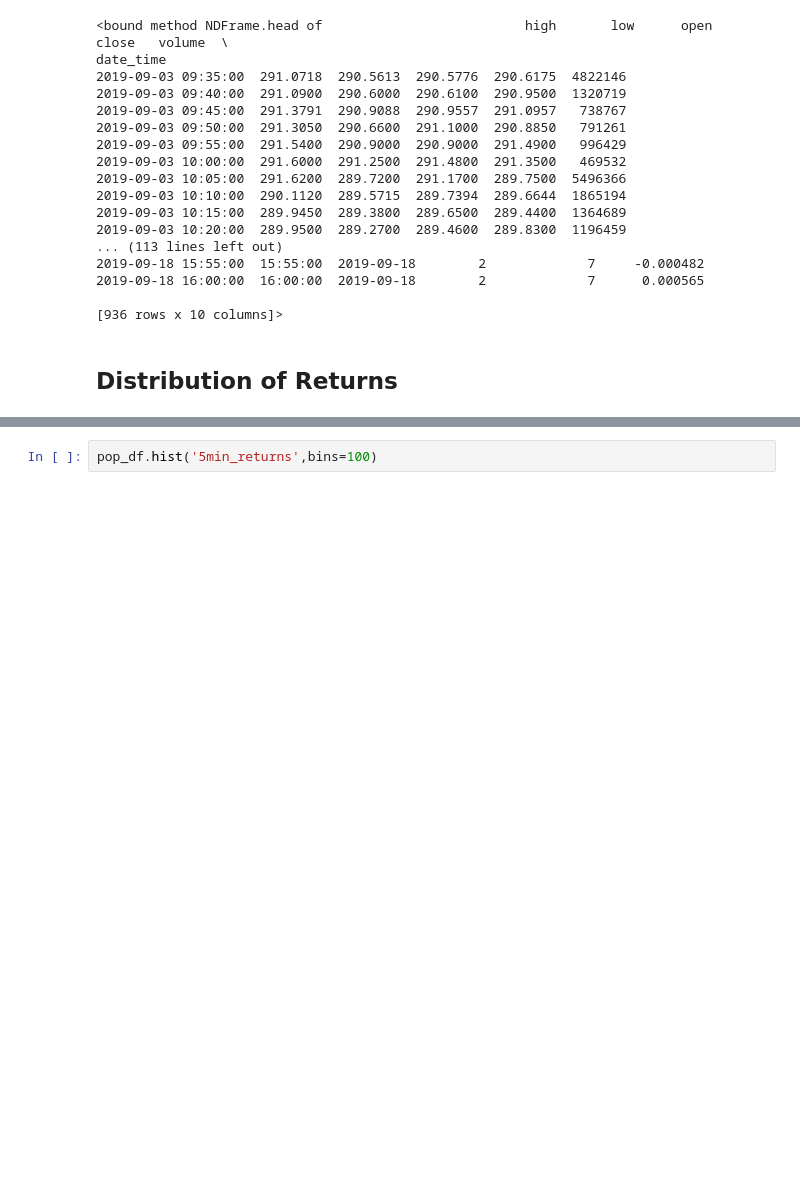
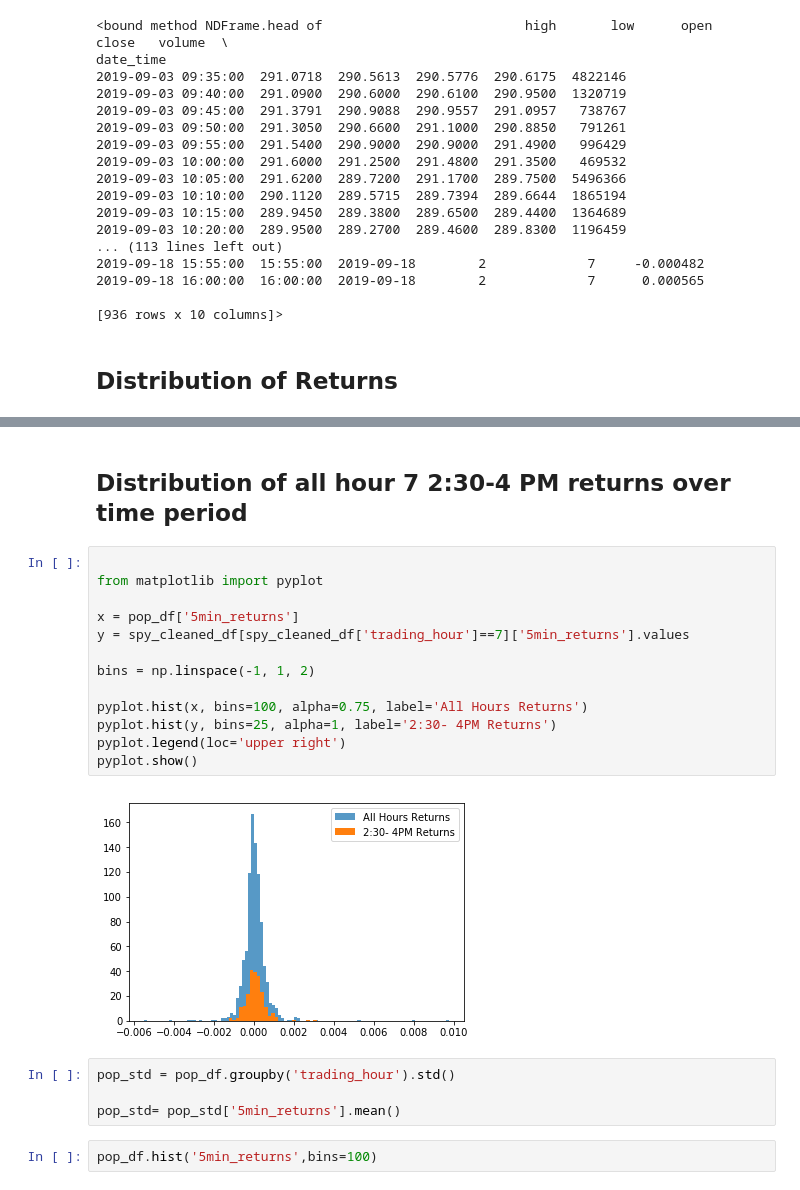
Before and after one commit to JTMachen/Project_1, a Jupyter notebook: brent-5_min_intervals.ipynb, the cells around one changed output, grey strips where cells are left out. Drawn from its saved outputs; the diff is of its cells as text; blank space fills up the shorter version.

```diff
--- a/brent-5_min_intervals.ipynb
+++ b/brent-5_min_intervals.ipynb
@@ -269,3 +275,24 @@ pop_mean
+# %% [markdown]
+## Distribution of all hour 7 2:30-4 PM returns over time period
+# %%
+
+from matplotlib import pyplot
+
+x = pop_df['5min_returns']
+y = spy_cleaned_df[spy_cleaned_df['trading_hour']==7]['5min_returns'].values
+
+bins = np.linspace(-1, 1, 2)
+
+pyplot.hist(x, bins=100, alpha=0.75, label='All Hours Returns')
+pyplot.hist(y, bins=25, alpha=1, label='2:30- 4PM Returns')
+pyplot.legend(loc='upper right')
+pyplot.show()
+# %% [output]
+[figure, added]
+# %%
+pop_std = pop_df.groupby('trading_hour').std()
+
+pop_std= pop_std['5min_returns'].mean()
 # %%
 pop_df.hist('5min_returns',bins=100)
 # %% [output]
```
Also changed, not shown: parts of 8 cells of this notebook.
